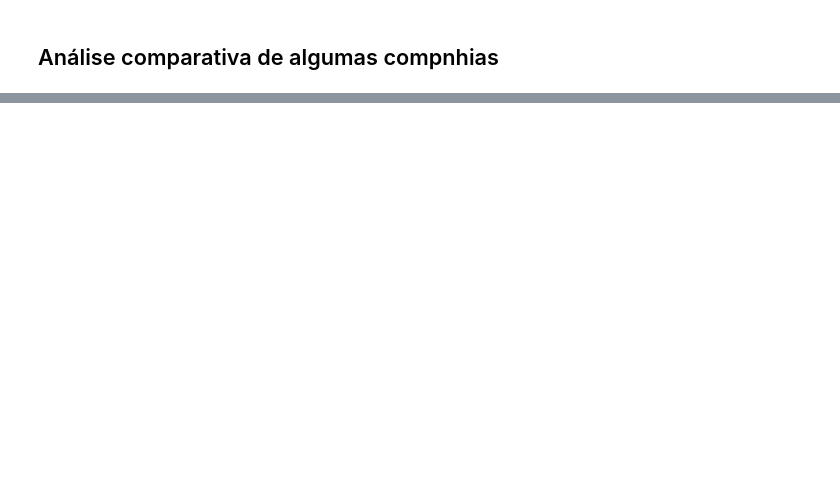
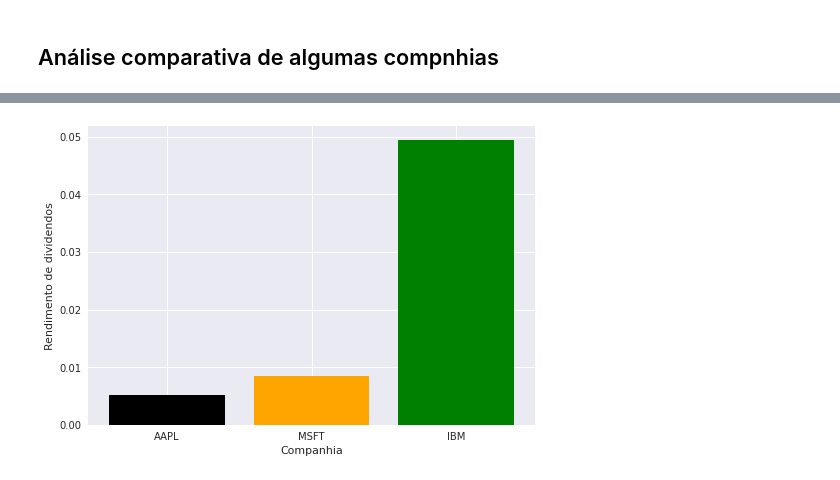
Before and after one commit to igoandrade/data-science-proj, a Jupyter notebook: ds-python/fundamental-analysis-stock.ipynb, the cells around one changed output, grey strips where cells are left out. Drawn from its saved outputs; the diff is of its cells as text; code cells hidden in the pictures; blank space fills up the shorter version.

```diff
--- a/ds-python/fundamental-analysis-stock.ipynb
+++ b/ds-python/fundamental-analysis-stock.ipynb
@@ -55,3 +75,8 @@ yf.Ticker('MGLU3.SA').info
 ## Análise comparativa de algumas compnhias
 # %%
 tickers = ['AAPL', 'MSFT', 'IBM']
+# %%
+infos = []
+
+for ticker in tickers:
+    infos.append(yf.Ticker(ticker).info)
@@ -57,0 +116,4 @@ tickers = ['AAPL', 'MSFT', 'IBM']
+# %%
+df = pd.DataFrame(infos)
+df = df.set_index('symbol')
+df
@@ -57,0 +135,7 @@ tickers = ['AAPL', 'MSFT', 'IBM']
+# %%
+plt.bar(df.index, df.dividendYield, color=['k', 'orange', 'g'])
+plt.ylabel('Rendimento de dividendos')
+plt.xlabel('Companhia')
+plt.show()
+# %% [output]
+[figure, added]
```
Also changed, not shown: parts of 16 cells of this notebook.
